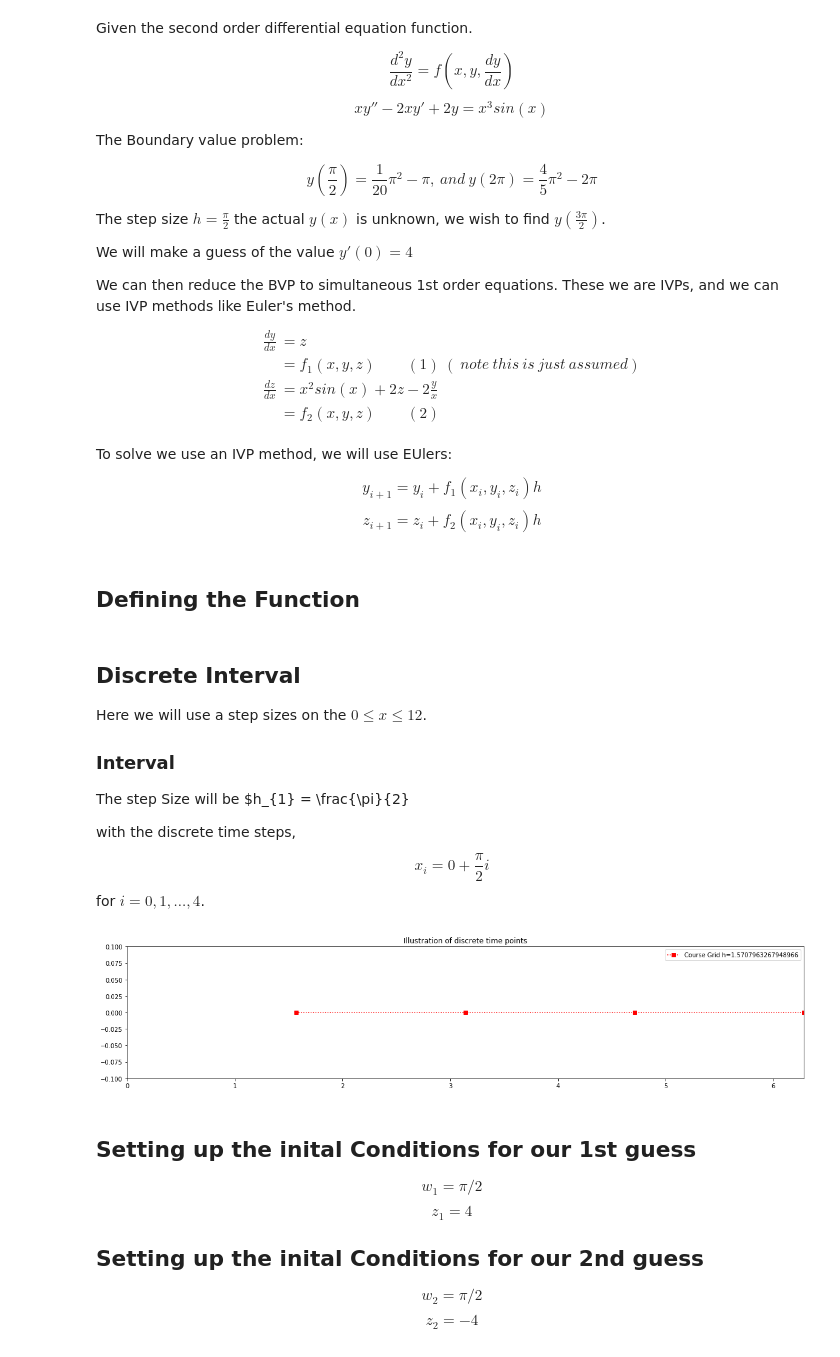
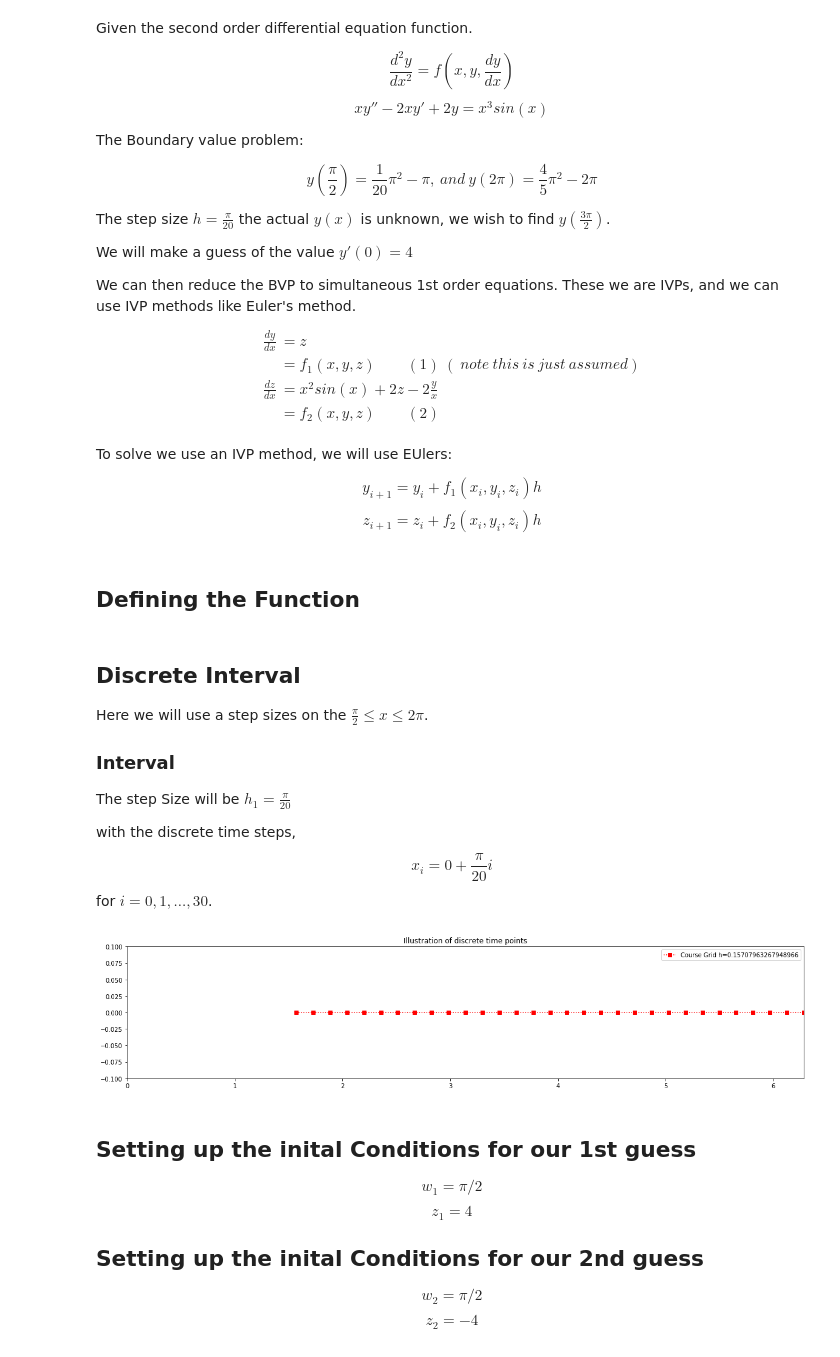
Before and after one commit to JasonBorland/TUD_MATH3835_NA_DE, a Jupyter notebook: MATH3835_TS2_Q3B.ipynb, the cells around one changed output. Saved outputs shown, nothing was run; the diff lists cells and outputs as text; code cells hidden in the pictures.

```diff
--- a/MATH3835_TS2_Q3B.ipynb
+++ b/MATH3835_TS2_Q3B.ipynb
@@ -10,7 +10,7 @@ The Boundary value problem:
 
 $$ y(\frac{\pi}{2}) = \frac{1}{20}\pi^2 - \pi, \ and \ y(2\pi) = \frac{4}{5}\pi^2 - 2\pi $$
 
-The step size $h=\frac{\pi}{2}$ the actual $y(x)$ is unknown, we wish to find $y(\frac{3\pi}{2})$.
+The step size $h=\frac{\pi}{20}$ the actual $y(x)$ is unknown, we wish to find $y(\frac{3\pi}{2})$.
 
 We will make a guess of the value $y'(0) = 4$
 
@@ -66,36 +66,36 @@ def myfun_f2(x,y,z):
     return (x**2*math.sin(x) +2*z -2*y/x)
 # %% [markdown]
 ## Discrete Interval
-Here we will use a step sizes on the  $ 0 \leq x \leq 12 $.
+Here we will use a step sizes on the  $ \frac{\pi}{2} \leq x \leq 2\pi $.
 ### Interval
-The step Size will be $h_{1} = \frac{\pi}{2}
+The step Size will be $h_{1} = \frac{\pi}{20}$
 
 with the discrete time steps,
-$$ x_{i} = 0 + \frac{\pi}{2}i $$
-for  $i=0,1,...,4$.
+$$ x_{i} = 0 + \frac{\pi}{20}i $$
+for  $i=0,1,...,30$.
 # %%
 # Start and end of interval
 b=2*math.pi
 a=math.pi/2
 # Steps N1=400
-N1=3
+N1=30
 
-h1=math.pi/2
+h1=math.pi/20
 
 x1=np.arange(a,b+h1,h1)
 
 
 fig = plt.figure(figsize=(20,4))
 plt.plot(x1,0*x1,'s:',color='red',label='Course Grid h=%s'%(h1))
 
 
 plt.xlim((0,2*math.pi))
 plt.ylim((-0.1,0.1))
 plt.title('Illustration of discrete time points')
 plt.legend()
 plt.show()
 # %% [output]
-[figure, old version]
+[figure, new version]
 # %% [markdown]
 ## Setting up the inital Conditions for our 1st guess
 $$ w_{1} = \pi/2 $$
```
Also changed, not shown: parts of 6 cells of this notebook, 3 other files.
